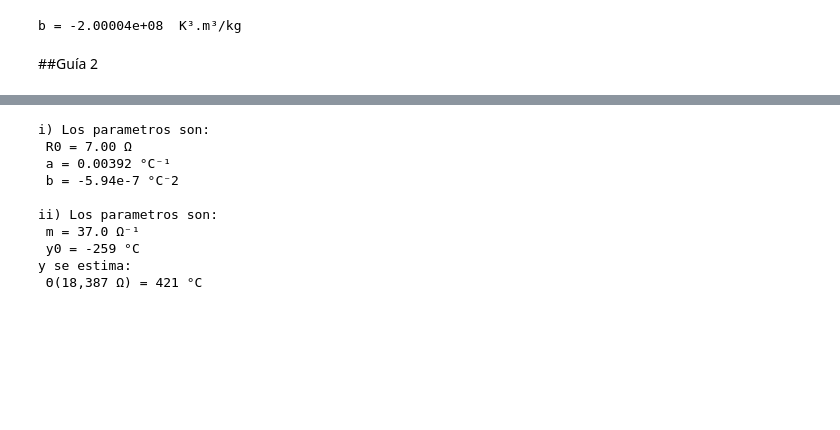
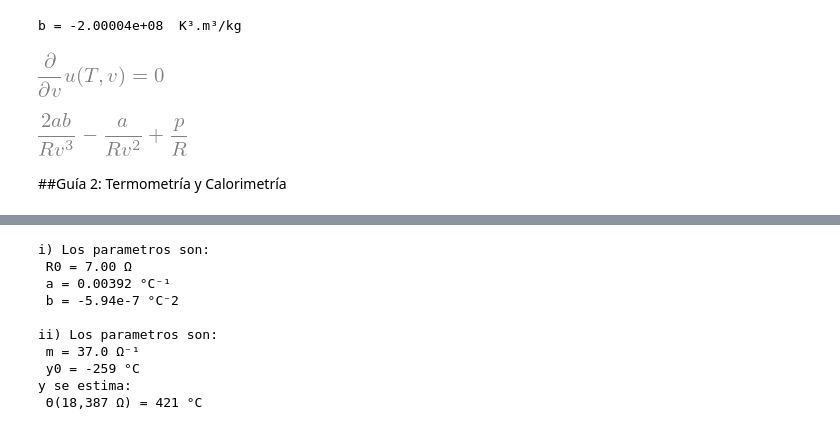
Before and after one commit to agustinbrusco/Fisica-4, a Jupyter notebook: Bloc_de_Notas_Física_4.ipynb, the cells around one changed output, grey strips where cells are left out. Cells and saved outputs as stored; diff of their text form; code cells hidden in the pictures; blank space fills up the shorter version.

```diff
--- a/Bloc_de_Notas_Física_4.ipynb
+++ b/Bloc_de_Notas_Física_4.ipynb
@@ -152,8 +165,23 @@ b = (R*T/p - v)*T**3  # K³.m³/kg
 print(f'b = {b:.6g}  K³.m³/kg')
 # %% [output]
 b = -2.00004e+08  K³.m³/kg
+# %%
+#@title Ejercicio Diferenciales
+T, v, R = sym.symbols('T, v, R', real=True)
+u, p = sym.symbols('u, p', cls=sym.Function)
+p = R*T/v
+PDE = sym.Eq(u(T, v).diff(v), T*p.diff(T) - p)
+display(PDE)
+print()
+# sym.solveset(PDE, u(T, v), domain=sym.S.Reals)
+v, p, a, b, R = sym.symbols('v, p, a, b, R', real=True)
+T = (v-b)*(p+a/v**2)/R
+sym.expand(T.diff(v))
+# %% [output]
+[figure, added]
+[figure, added]
 # %% [markdown]
-##Guía 2
+##Guía 2: Termometrı́a y Calorimetrı́a
 # %%
 #@title 1.a)
 p = np.array([1, 2, 3, 4, 5])  # atm
```
Also changed, not shown: parts of 34 cells of this notebook.
